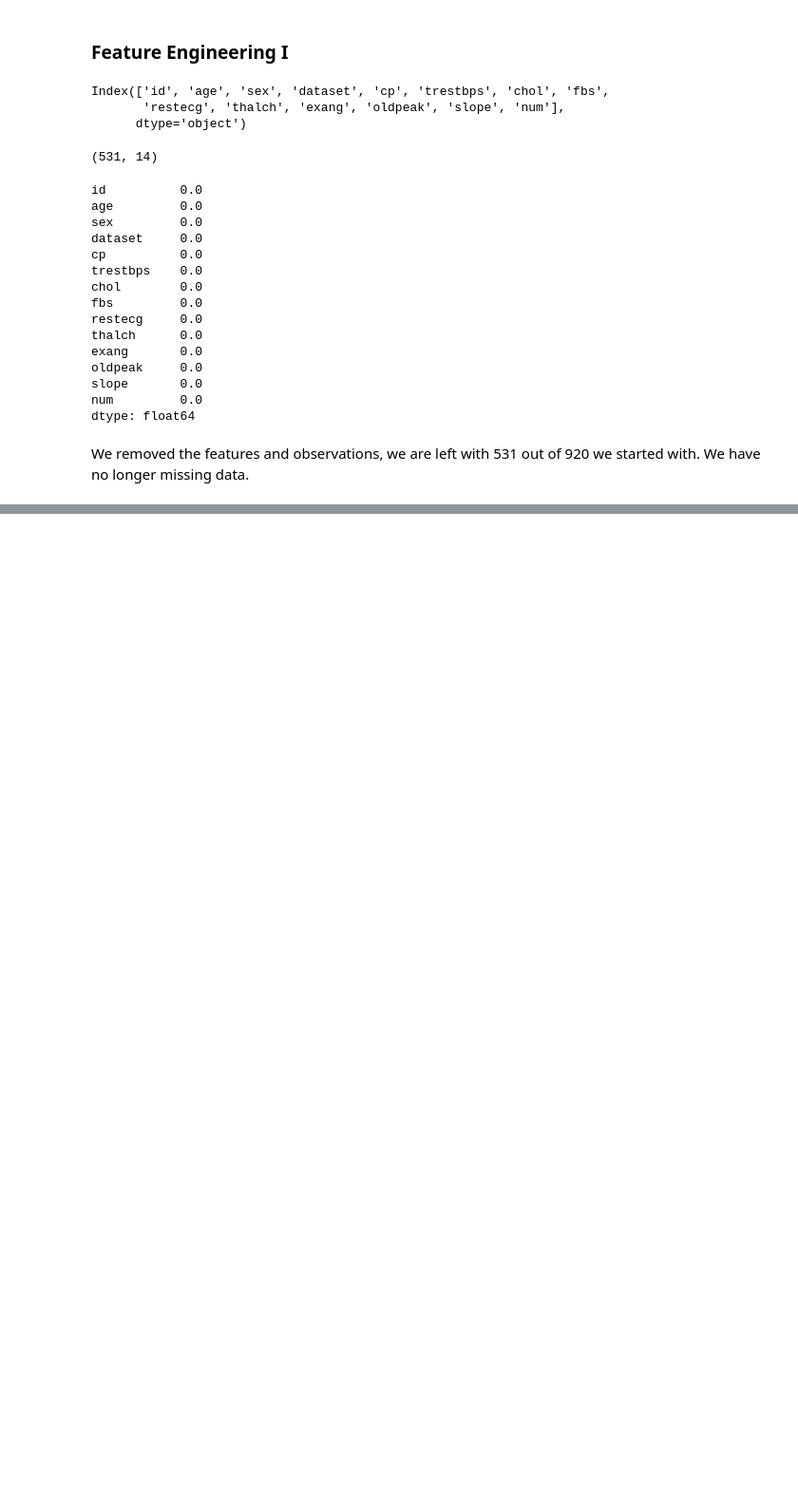
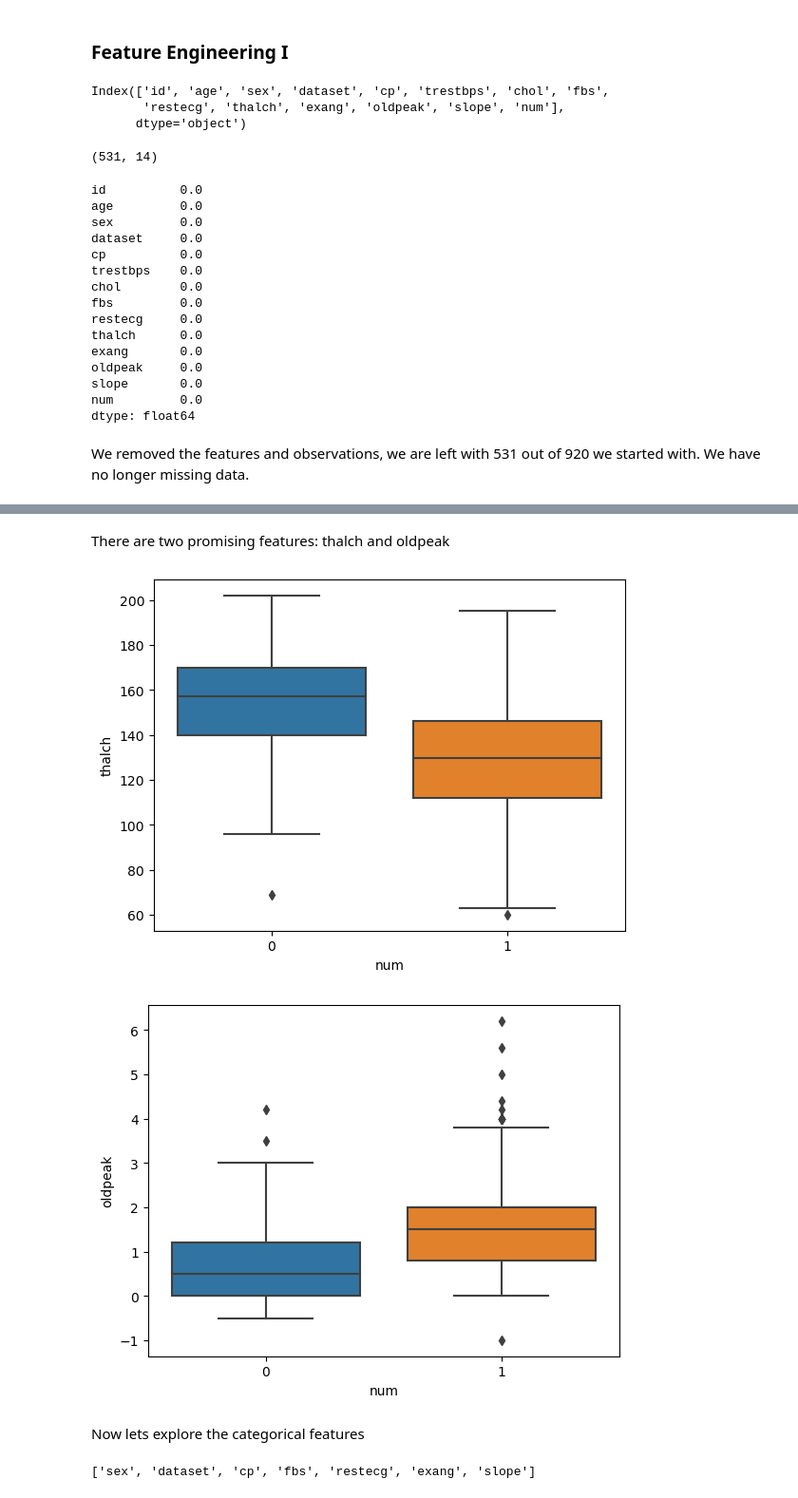
Before and after one commit to 1Elral4/Classifiying-Heart-Disease, a Jupyter notebook: heart_disease_classifier.ipynb, the cells around one changed output, grey strips where cells are left out. Shown: that part at 95% size. Drawn from its saved outputs; the diff is of its cells as text; code cells hidden in the pictures; blank space fills up the shorter version.

Commit message:
Perform feature selection

```diff
--- a/heart_disease_classifier.ipynb
+++ b/heart_disease_classifier.ipynb
@@ -119,0 +135,2 @@ We removed the features and observations, we are left with 531 out of 920 we sta
+# %%
+hrt['num'] = hrt['num'].apply(lambda x: 1 if x > 0 else 0)
@@ -119,0 +162,19 @@ We removed the features and observations, we are left with 531 out of 920 we sta
+# %% [markdown]
+There are two promising features: thalch and oldpeak
+# %%
+selected_hrt_num = ['thalch', 'oldpeak']
+# %%
+for column in selected_hrt_num:
+
+    sns.boxplot(x='num', y=column, data=hrt)
+    plt.show()
+# %% [output]
+[figure, added]
+[figure, added]
+# %% [markdown]
+Now lets explore the categorical features
+# %%
+hrt_cat = list(hrt.select_dtypes(include=['object']).columns)
+hrt_cat
+# %% [output]
+['sex', 'dataset', 'cp', 'fbs', 'restecg', 'exang', 'slope']
```
Also changed, not shown: parts of 16 cells of this notebook.
